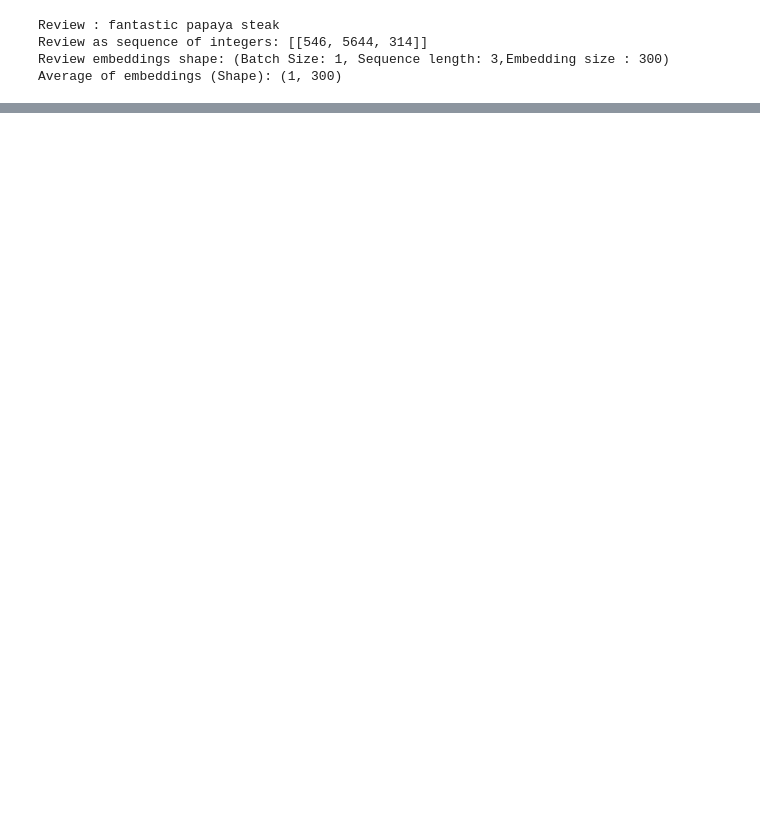
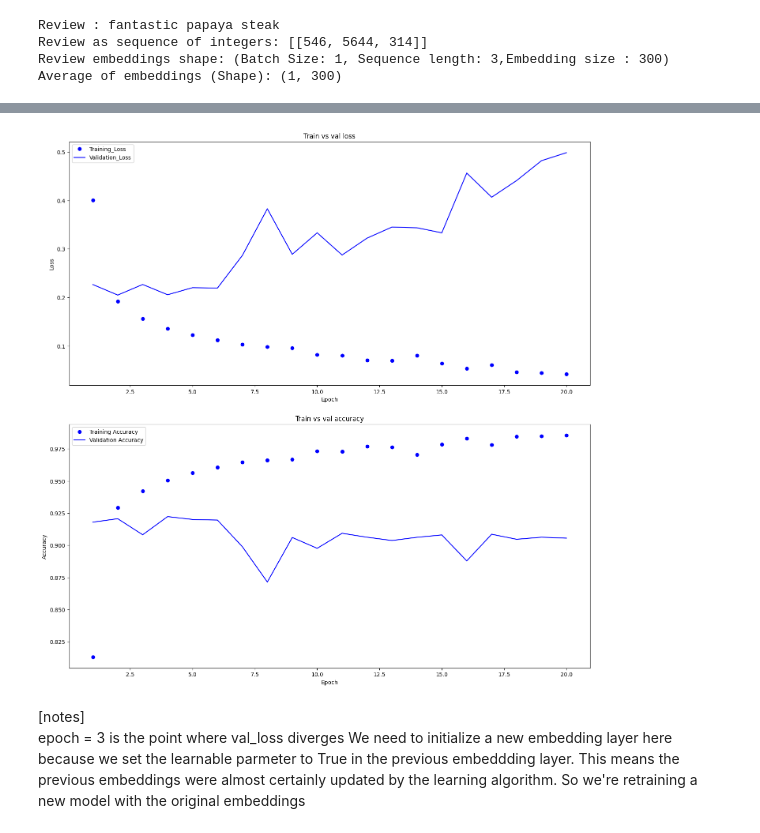
Before and after one commit to kimgeonhee317/nlpdemystifed-notes, a Jupyter notebook: notebook/12_Word_Vectors.ipynb, the cells around one changed output, grey strips where cells are left out. Cells and saved outputs as stored; diff of their text form; code cells hidden in the pictures; blank space fills up the shorter version.

```diff
--- a/notebook/12_Word_Vectors.ipynb
+++ b/notebook/12_Word_Vectors.ipynb
@@ -410,0 +423,42 @@ Epoch 20/20
+# %%
+def plot_train_vs_val_performance(history): # history is model
+  training_losses = history.history['loss']
+  validation_losses = history.history['val_loss']
+
+  training_accuracy = history.history['accuracy']
+  validation_accuracy = history.history['val_accuracy']
+
+  epochs = range(1, len(training_losses) + 1)
+
+  import matplotlib.pyplot as plt
+  fig, (ax1, ax2) = plt.subplots(2)
+  fig.set_figheight(15)
+  fig.set_figwidth(15)
+  fig.tight_layout(pad=5.0)
+
+  # plot training - validation loss
+  ax1.plot(epochs, training_losses, 'bo', label='Training_Loss')
+  ax1.plot(epochs, validation_losses, 'b', label='Validation_Loss')
+  ax1.title.set_text('Train vs val loss')
+  ax1.set_xlabel('Epoch')
+  ax1.set_ylabel('Loss')
+  ax1.legend()
+
+
+  # plot training - validation accurarcy
+  ax2.plot(epochs, training_accuracy, 'bo', label='Training Accuracy')
+  ax2.plot(epochs, validation_accuracy, 'b', label='Validation Accuracy')
+  ax2.title.set_text('Train vs val accuracy')
+  ax2.set_xlabel('Epoch')
+  ax2.set_ylabel('Accuracy')
+  ax2.legend()
+
+  plt.show()
+# %%
+plot_train_vs_val_performance(history)
+# %% [output]
+[figure, added]
+# %% [markdown]
+[notes]\
+epoch = 3 is the point where val_loss diverges
+We need to initialize a new embedding layer here because we set the learnable parmeter to True in the previous embeddding layer. This means the previous embeddings were almost certainly updated by the learning algorithm. So we're retraining a new model with the original embeddings
```
Also changed, not shown: parts of 57 cells of this notebook.
